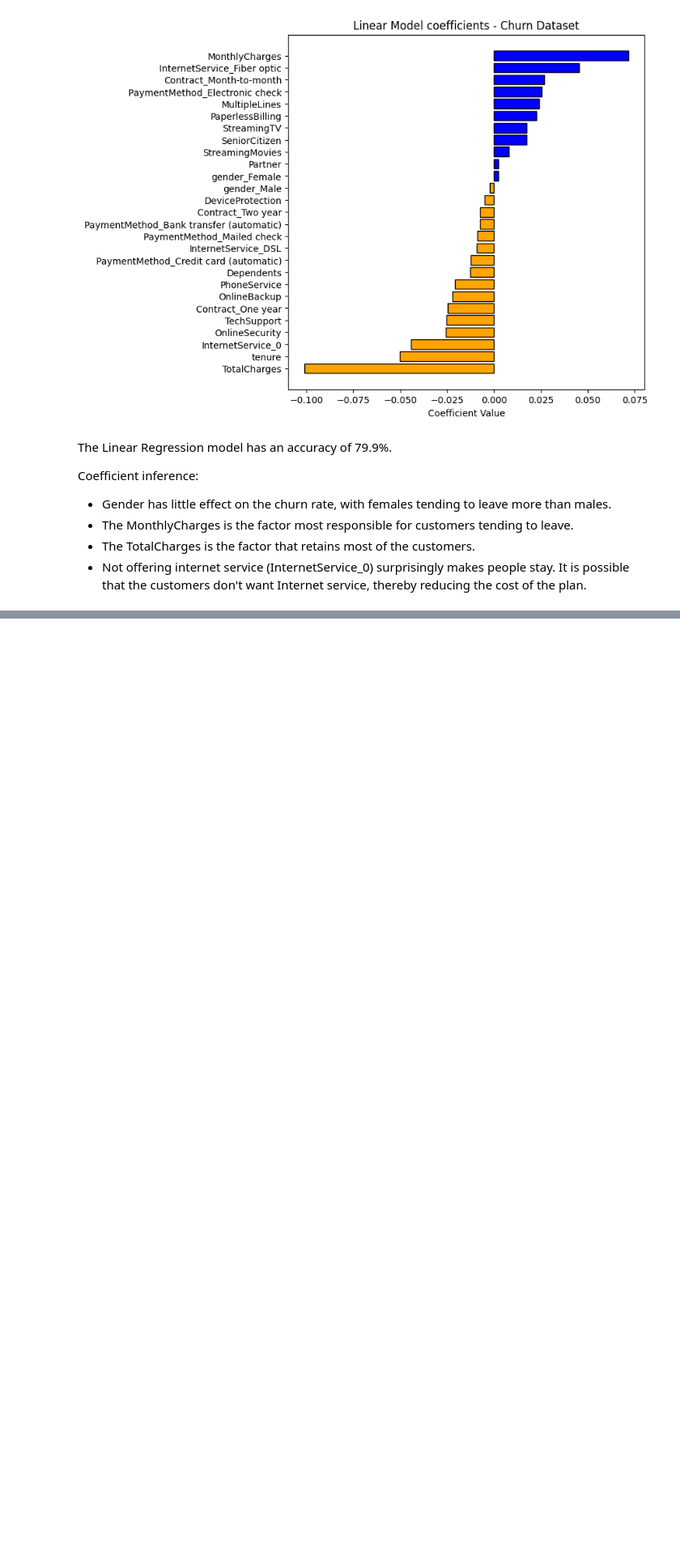
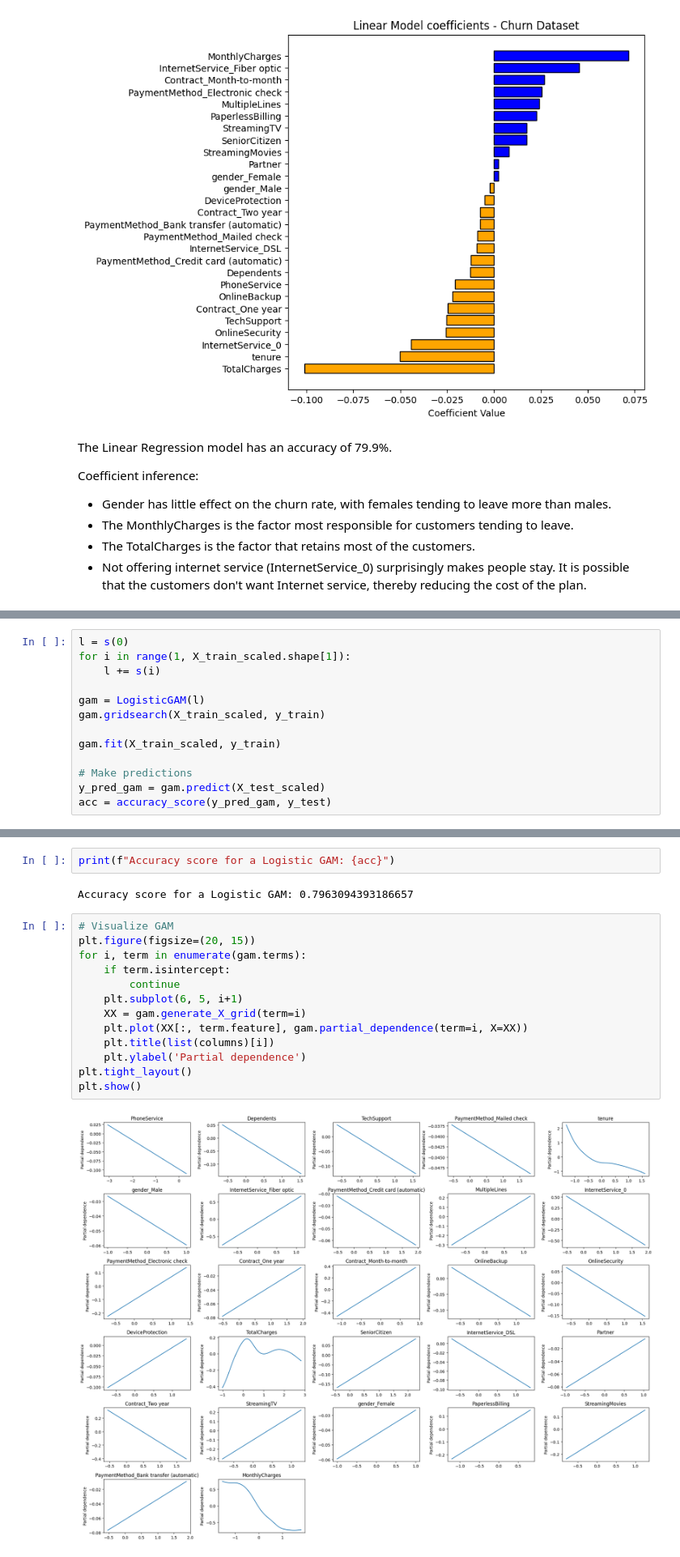
Before and after one commit to shaunak-badani/XAI, a Jupyter notebook: Assignment02/InterpretableML.ipynb, the cells around one changed output, grey strips where cells are left out. Shown at 81% size. Cells and saved outputs as stored; diff of their text form; blank space fills up the shorter version.

```diff
--- a/Assignment02/InterpretableML.ipynb
+++ b/Assignment02/InterpretableML.ipynb
@@ -201,0 +307,13 @@ Coefficient inference:
+# %%
+l = s(0)
+for i in range(1, X_train_scaled.shape[1]):
+    l += s(i)
+
+gam = LogisticGAM(l)
+gam.gridsearch(X_train_scaled, y_train)
+
+gam.fit(X_train_scaled, y_train)
+
+# Make predictions
+y_pred_gam = gam.predict(X_test_scaled)
+acc = accuracy_score(y_pred_gam, y_test)
@@ -201,0 +322,19 @@ Coefficient inference:
+# %%
+print(f"Accuracy score for a Logistic GAM: {acc}")
+# %% [output]
+Accuracy score for a Logistic GAM: 0.7963094393186657
+# %%
+# Visualize GAM
+plt.figure(figsize=(20, 15))
+for i, term in enumerate(gam.terms):
+    if term.isintercept:
+        continue
+    plt.subplot(6, 5, i+1)
+    XX = gam.generate_X_grid(term=i)
+    plt.plot(XX[:, term.feature], gam.partial_dependence(term=i, X=XX))
+    plt.title(list(columns)[i])
+    plt.ylabel('Partial dependence')
+plt.tight_layout()
+plt.show()
+# %% [output]
+[figure, added]
```
Also changed, not shown: parts of 22 cells of this notebook.
